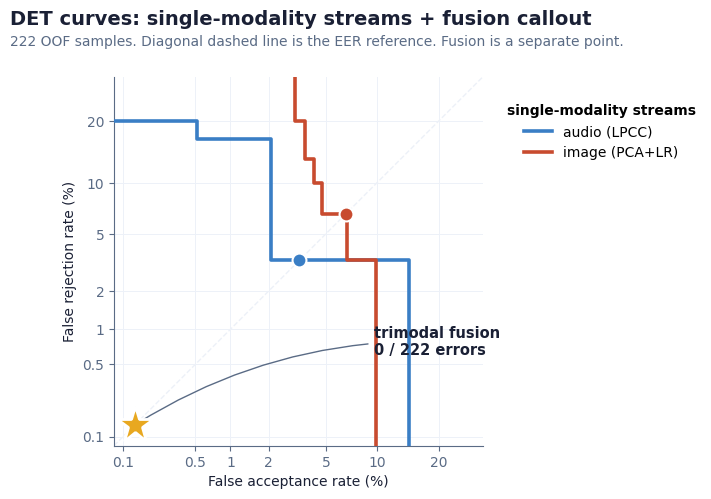
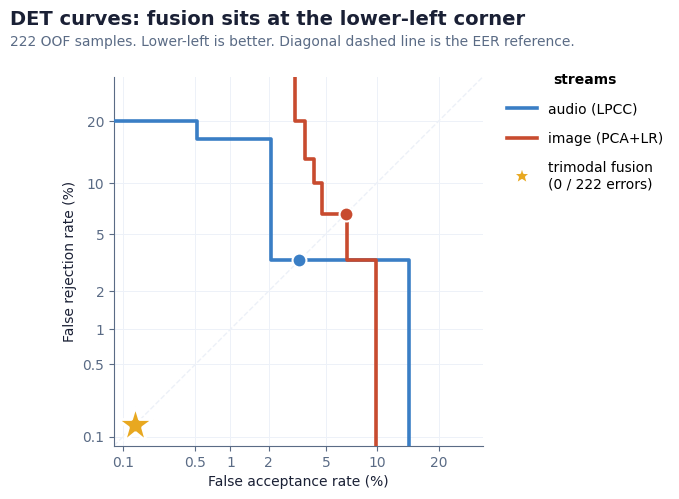
Unified diff of the notebook cell whose output changed from the first chart to the second:
--- before
+++ after
@@ -1,3 +1,4 @@
 from sklearn.metrics import roc_curve
+from matplotlib.lines import Line2D
 
 def det_points(score, y, eps=5e-4):
@@ -19,6 +20,4 @@
 y = oof["y"]
 
-# Only the two single-modality streams have meaningful DET curves.
-# Fusion makes 0/222 errors so its DET collapses to one point (the gold star).
 streams = [
     ("audio (LPCC)",   oof["lpcc"],   P["audio"]),
@@ -35,10 +34,9 @@
 labels_t  = [f"{t:g}" for t in ticks_pct]
 
-# diagonal EER reference line
 ax.plot([xlim[0], xlim[1]], [xlim[0], xlim[1]], "--", color=P["grid"], lw=1, zorder=1)
 
 for lab, s, c in streams:
     xv, yv = det_points(s, y)
-    ax.plot(xv, yv, "-", lw=2.6, color=c, label=lab, zorder=3)
+    ax.plot(xv, yv, "-", lw=2.6, color=c, zorder=3)
     fpr_e, fnr_e = eer_point(s, y)
     ax.plot(np.clip(norm.ppf(fpr_e), xlim[0]+0.05, xlim[1]-0.05),
@@ -46,16 +44,9 @@
             "o", ms=10, color=c, mec="white", mew=1.5, zorder=4)
 
-# Trimodal fusion as an annotation only (no curve, no legend entry).
+# fusion star (no annotation line, no text inside the plot)
 sx = xlim[0] + 0.15
 sy = ylim[0] + 0.15
 ax.plot(sx, sy, marker="*", ms=28, color=P["amber"],
         mec="white", mew=2.0, zorder=6)
-ax.annotate("trimodal fusion\n0 / 222 errors",
-            xy=(sx, sy),
-            xytext=(sx + 1.7, sy + 0.5),
-            color=P["ink"], fontsize=10.5, fontweight="bold",
-            ha="left",
-            arrowprops=dict(arrowstyle="-", color=P["sub"], lw=1.0,
-                            connectionstyle="arc3,rad=0.15"))
 
 ax.set_xticks(ticks_p); ax.set_xticklabels(labels_t)
@@ -67,12 +58,19 @@
 ax.set_aspect("equal")
 
-# legend OUTSIDE the plot
-ax.legend(loc="center left", bbox_to_anchor=(1.03, 0.85),
-          frameon=False, fontsize=10, title="single-modality streams",
-          title_fontproperties={"weight": "bold", "size": 10})
+# Legend with three entries: two curves and the fusion star
+legend_handles = [
+    Line2D([0], [0], color=P["audio"], lw=2.6, label="audio (LPCC)"),
+    Line2D([0], [0], color=P["image"], lw=2.6, label="image (PCA+LR)"),
+    Line2D([0], [0], marker="*", color=P["amber"], markersize=14,
+           mec="white", mew=1.5, lw=0, label="trimodal fusion\n(0 / 222 errors)"),
+]
+ax.legend(handles=legend_handles, loc="center left", bbox_to_anchor=(1.03, 0.85),
+          frameon=False, fontsize=10, title="streams",
+          title_fontproperties={"weight": "bold", "size": 10},
+          handlelength=2.2, labelspacing=1.1)
 
-fig.text(0.04, 0.94, "DET curves: single-modality streams + fusion callout",
+fig.text(0.04, 0.94, "DET curves: fusion sits at the lower-left corner",
          color=P["ink"], fontsize=14, fontweight="bold")
-fig.text(0.04, 0.90, "222 OOF samples. Diagonal dashed line is the EER reference. Fusion is a separate point.",
+fig.text(0.04, 0.90, "222 OOF samples. Lower-left is better. Diagonal dashed line is the EER reference.",
          color=P["sub"], fontsize=10)
 

Commit: polish(figures): fusion star in legend, drop annotation arrow